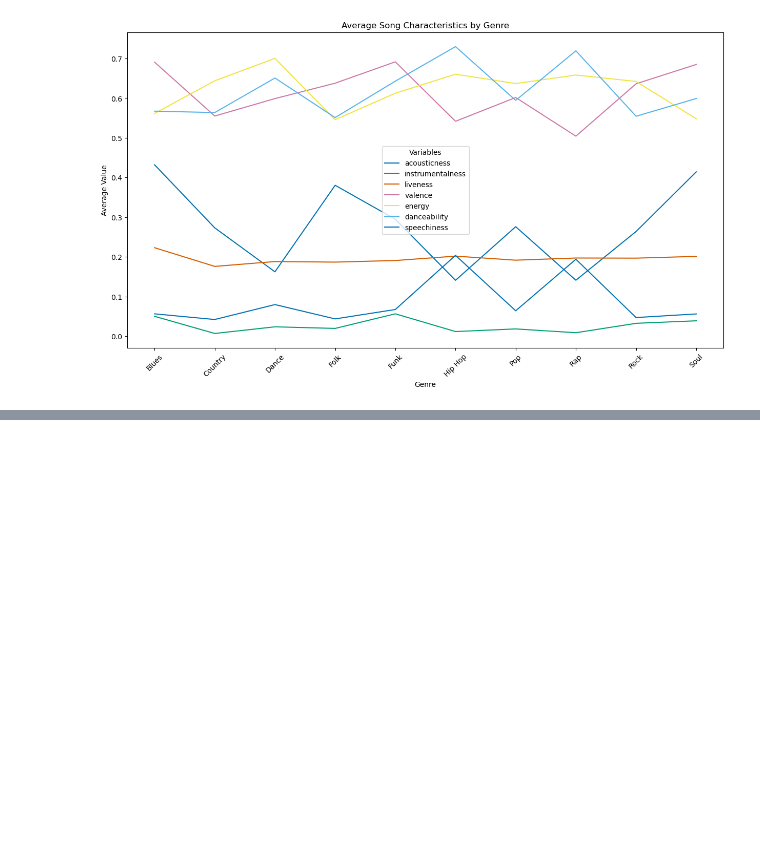
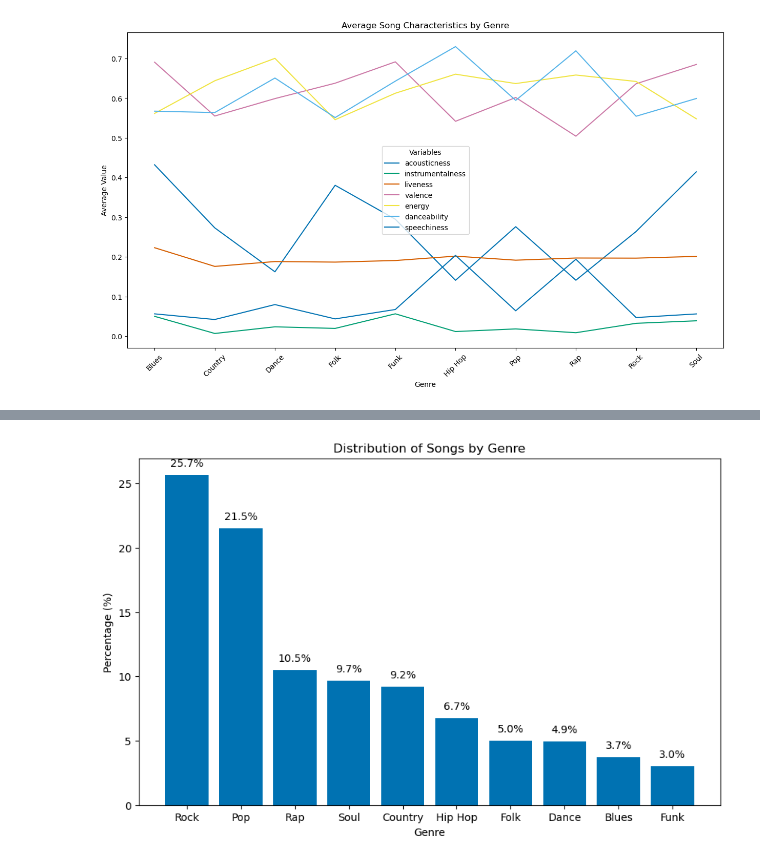
Before and after one commit to dliang5299/Spotify-Analysis, a Jupyter notebook: genre_analysis.ipynb, the cells around one changed output, grey strips where cells are left out. Drawn from its saved outputs; the diff is of its cells as text; code cells hidden in the pictures; blank space fills up the shorter version.

```diff
--- a/genre_analysis.ipynb
+++ b/genre_analysis.ipynb
@@ -513,0 +564,24 @@ plt.show()
+# %%
+genre_counts = af_genre['genre'].value_counts()
+genre_percentages = genre_counts / genre_counts.sum() * 100
+
+# Set the figure size and style
+plt.figure(figsize=(10, 6))
+plt.style.use("seaborn-colorblind")
+
+# Create a vertical bar chart
+plt.bar(genre_percentages.index, genre_percentages)
+
+# Adding percentages on top of each bar
+for i, value in enumerate(genre_percentages):
+    plt.text(i, value + 0.5, f'{value:.1f}%', ha='center', va='bottom')
+
+# Set the title and labels
+plt.title('Distribution of Songs by Genre')
+plt.xlabel('Genre')
+plt.ylabel('Percentage (%)')
+
+# Show the plot
+plt.show()
+# %% [output]
+[figure, added]
```
Also changed, not shown: parts of 5 cells of this notebook.
